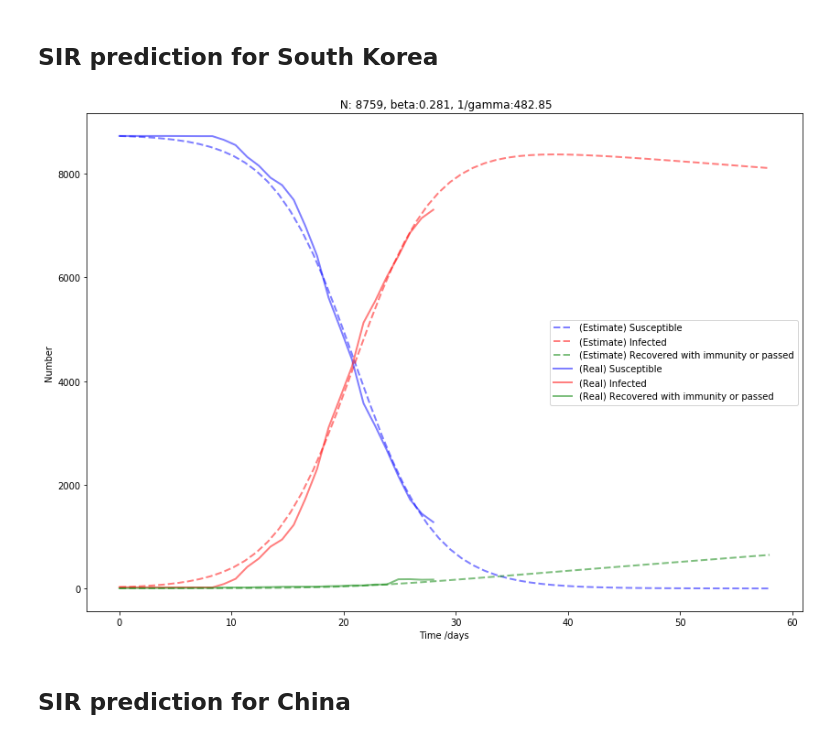
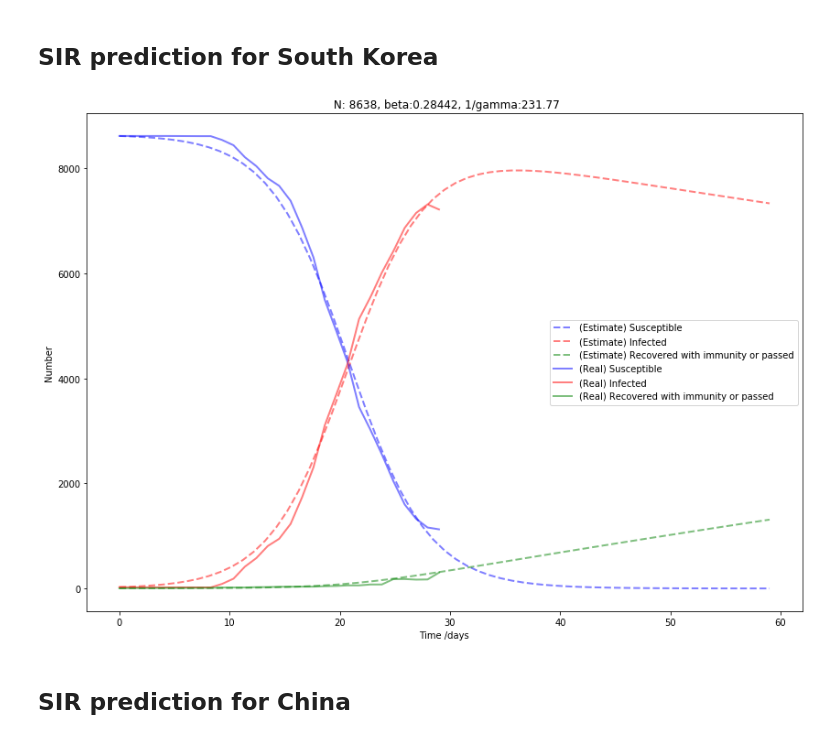
Before and after one commit to ClementBM/Experiment_Coronavius, a Jupyter notebook: notebook/Coronavirus_Prediction.ipynb, the cells around one changed output. Cells and saved outputs as stored; diff of their text form; code cells hidden in the pictures.

```diff
--- a/notebook/Coronavirus_Prediction.ipynb
+++ b/notebook/Coronavirus_Prediction.ipynb
@@ -313,22 +334,22 @@ def plot_sir(model, p, N, prediction_days):
 # %% [markdown]
 ## SIR prediction for South Korea
 # %%
-confirmed, deaths, recovered = get_data_by_country("South Korea")
+confirmed, deaths, recovered = get_data_by_country("Republic of Korea")
 
 offset = 20
 confirmed = confirmed[offset:]
 deaths = deaths[offset:]
 recovered = recovered[offset:]
 
 model = SIRModel(confirmed, deaths, recovered, N = int(max(confirmed)), beta = 3.5, gamma = 1./14)
 
 estimates, best_p, best_N = model.grid_search(min_population = int(max(model.infected)),
                                               max_population = int(max(model.infected) * 1.5),
                                               step_count = 30)
 
 plot_sir(model, best_p, best_N, 30)
 # %% [output]
-[figure, old version]
+[figure, new version]
 # %% [markdown]
 ## SIR prediction for China
 # %%
```
Also changed, not shown: parts of 10 cells of this notebook.
